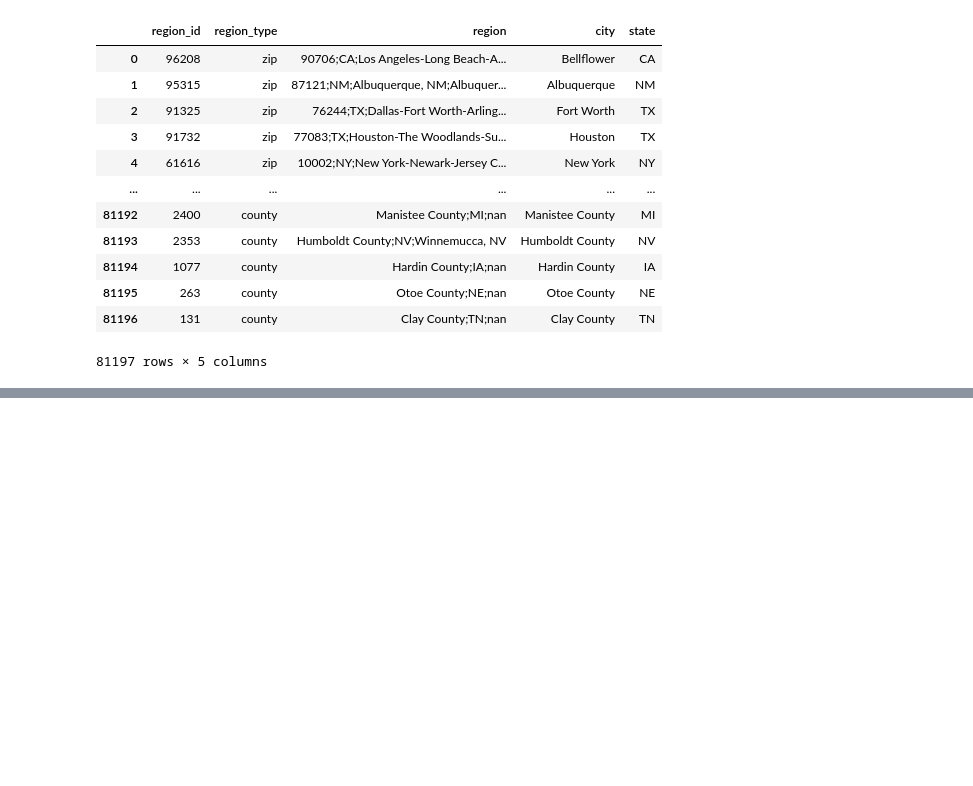
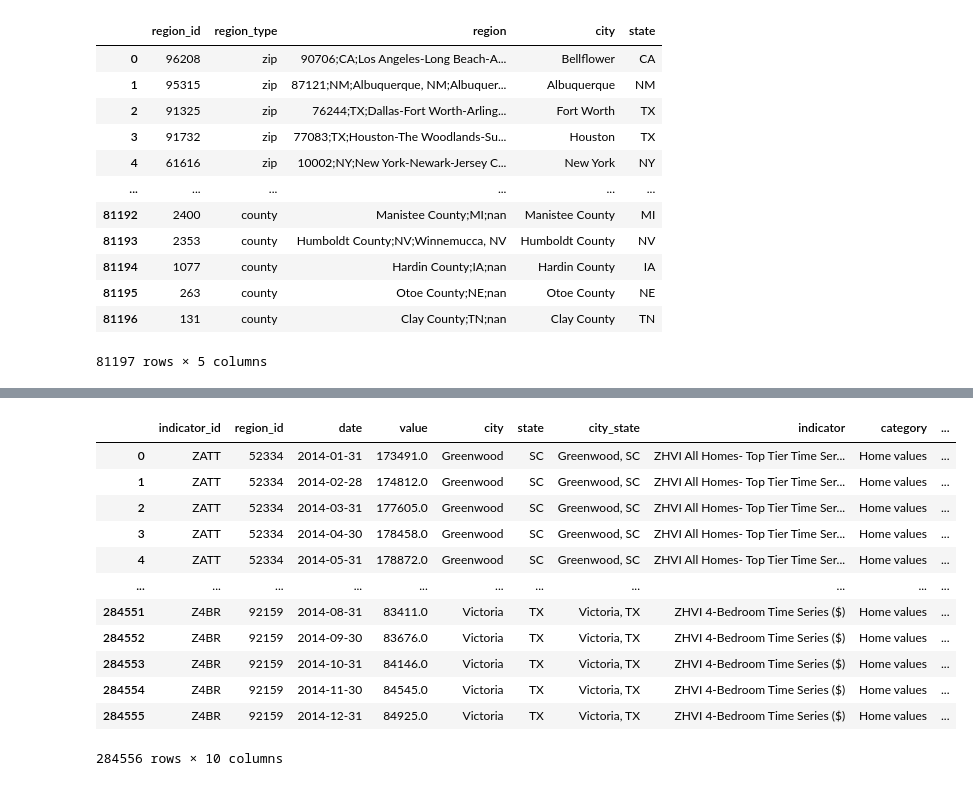
Before and after one commit to ZacharyKim/IS477-project, a Jupyter notebook: workbook.ipynb, the cells around one changed output, grey strips where cells are left out. Cells and saved outputs as stored; diff of their text form; code cells hidden in the pictures; blank space fills up the shorter version.

```diff
--- a/workbook.ipynb
+++ b/workbook.ipynb
@@ -145,3 +174,7 @@ check_merge_combine
 | 81195 | 263 | county | Otoe County;NE;nan | Otoe County | NE |
 | 81196 | 131 | county | Clay County;TN;nan | Clay County | TN |
 81197 rows × 5 columns
+# %%
+merged_df_clean = pd.merge(data_2014, check_merge_combine.drop(["region_type","region"], axis=1), on="region_id", how="inner")
+merged_df_clean["date"] = pd.to_datetime(merged_df_clean["date"])
+merged_df_clean
@@ -147,0 +264,24 @@ check_merge_combine
+# %%
+merged_df_clean["city_state"] = merged_df_clean["city"] + ", " + merged_df_clean["state"]
+final_zilow_df = pd.merge(merged_df_clean, indicator_df, on="indicator_id", how="inner")
+crime_df["state_abbrev"] = crime_df["State"].map(states)
+crime_df["city_state"] = crime_df["City"] + ", " + crime_df["state_abbrev"]
+crime_df_max = crime_df.groupby(["city_state", "Year", "Month"])["Incident"].max().reset_index()
+crime_df_sum = crime_df_max.groupby("city_state")["Incident"].sum()
+#final_df = pd.merge(final_zilow_df, crime_df, on="city_state", how="left")
+final_df = pd.merge(final_zilow_df, crime_df_sum.rename("total_incidents"), on="city_state", how="inner")
+final_df
+# %% [output]
+|  | indicator_id | region_id | date | value | city | state | city_state | indicator | category | ... |
+| 0 | ZATT | 52334 | 2014-01-31 | 173491.0 | Greenwood | SC | Greenwood, SC | ZHVI All Homes- Top Tier Time Ser... | Home values | ... |
+| 1 | ZATT | 52334 | 2014-02-28 | 174812.0 | Greenwood | SC | Greenwood, SC | ZHVI All Homes- Top Tier Time Ser... | Home values | ... |
+| 2 | ZATT | 52334 | 2014-03-31 | 177605.0 | Greenwood | SC | Greenwood, SC | ZHVI All Homes- Top Tier Time Ser... | Home values | ... |
+| 3 | ZATT | 52334 | 2014-04-30 | 178458.0 | Greenwood | SC | Greenwood, SC | ZHVI All Homes- Top Tier Time Ser... | Home values | ... |
+| 4 | ZATT | 52334 | 2014-05-31 | 178872.0 | Greenwood | SC | Greenwood, SC | ZHVI All Homes- Top Tier Time Ser... | Home values | ... |
+| ... | ... | ... | ... | ... | ... | ... | ... | ... | ... | ... |
+| 284551 | Z4BR | 92159 | 2014-08-31 | 83411.0 | Victoria | TX | Victoria, TX | ZHVI 4-Bedroom Time Series ($) | Home values | ... |
+| 284552 | Z4BR | 92159 | 2014-09-30 | 83676.0 | Victoria | TX | Victoria, TX | ZHVI 4-Bedroom Time Series ($) | Home values | ... |
+| 284553 | Z4BR | 92159 | 2014-10-31 | 84146.0 | Victoria | TX | Victoria, TX | ZHVI 4-Bedroom Time Series ($) | Home values | ... |
+| 284554 | Z4BR | 92159 | 2014-11-30 | 84545.0 | Victoria | TX | Victoria, TX | ZHVI 4-Bedroom Time Series ($) | Home values | ... |
+| 284555 | Z4BR | 92159 | 2014-12-31 | 84925.0 | Victoria | TX | Victoria, TX | ZHVI 4-Bedroom Time Series ($) | Home values | ... |
+284556 rows × 10 columns
```
Also changed, not shown: parts of 14 cells of this notebook, 3 other files.
